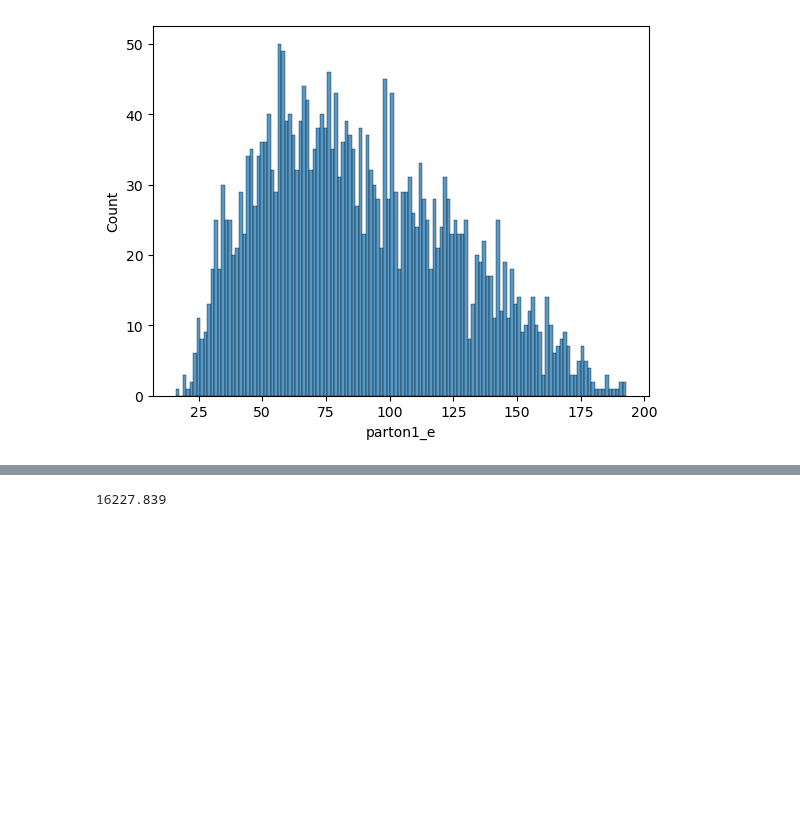
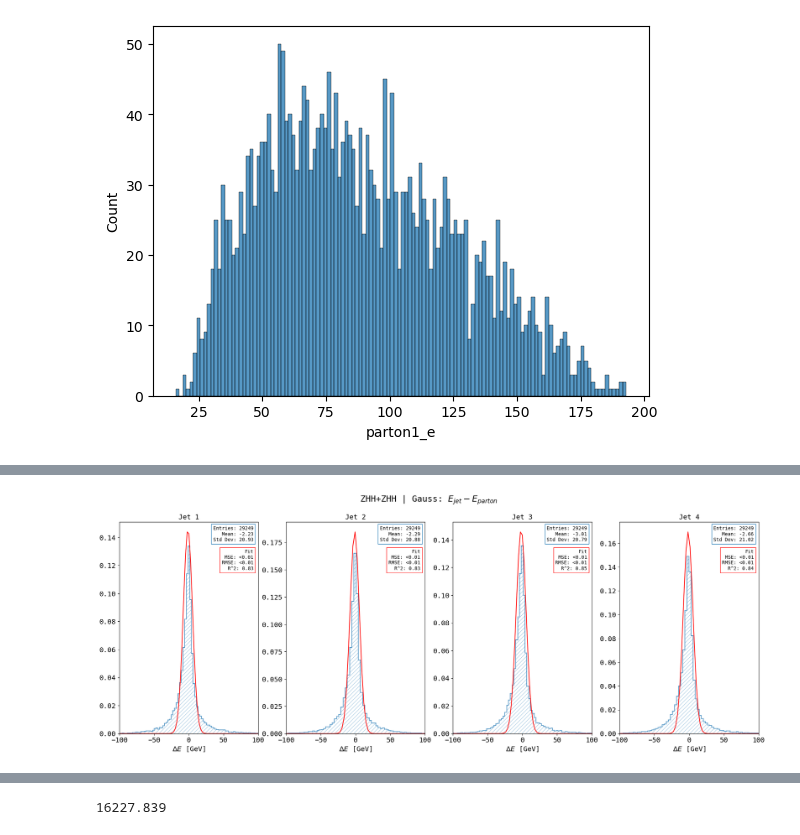
Before and after one commit to nVentis/MEM_HEP, a Jupyter notebook: dtf_dbgauss.ipynb, the cells around one changed output, grey strips where cells are left out. Cells and saved outputs as stored; diff of their text form; code cells hidden in the pictures; blank space fills up the shorter version.

```diff
--- a/dtf_dbgauss.ipynb
+++ b/dtf_dbgauss.ipynb
@@ -83,0 +316,5 @@ array([-1.72788203e+00,  5.67260995e+00,  5.90290734e-04,  3.38810511e+01,
+# %%
+#from analysis.energy_transfer import plot_jet_energy_transfer_from_df
+plot_jet_energy_transfer_from_df(reco, "ZHH+ZHH | Gauss", fit = "gauss")
+# %% [output]
+[figure, added]
```
Also changed, not shown: parts of 28 cells of this notebook, 36 other files.
